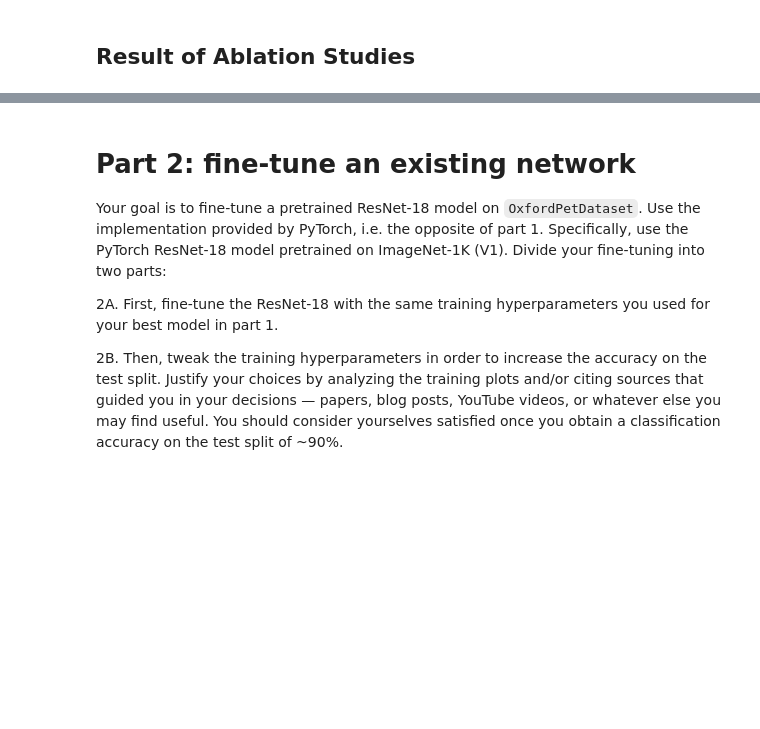
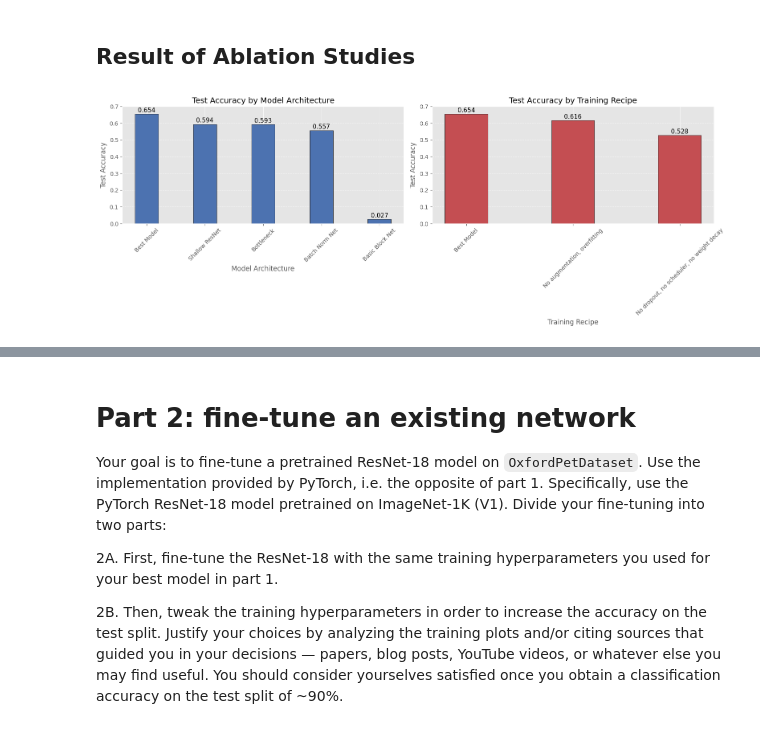
Before and after one commit to lucazini03/IPCV, a Jupyter notebook: assignment_module_two.ipynb, the cells around one changed output, grey strips where cells are left out. Cells and saved outputs as stored; diff of their text form; code cells hidden in the pictures; blank space fills up the shorter version.

```diff
--- a/assignment_module_two.ipynb
+++ b/assignment_module_two.ipynb
@@ -968,6 +968,8 @@ model_E = CNN(cfg_E['block_type'],
              cfg_E['num_classes'],
              cfg_E['input_channels'],
              cfg_E['dropout'])
+
+num_params_E = sum(p.numel() for p in model_E.parameters())
 
 trainer_E = Trainer(
     model=model_E,
@@ -1012,8 +1014,9 @@ print(f"Accuracy on the test set: {test_accuracy:.3f}")
 
 models_performance['model_E'] = {
     'test_accuracy': test_accuracy,
+    'num_params': num_params_E,
     'flag': 'architecture',
-    'label': 'Batch Norm Network'
+    'label': 'Batch Norm Net'
 }
 # %% [output]
 Accuracy on the test set: 0.557
@@ -1140,6 +1146,8 @@ model_G = CNN(cfg_G['block_type'],
              cfg_G['num_classes'],
              cfg_G['input_channels'],
              cfg_G['dropout'])
+
+num_params_G = sum(p.numel() for p in model_G.parameters())
 
 trainer_G = Trainer(
     model=model_G,
@@ -1184,6 +1192,7 @@ print(f"Accuracy on the test set: {test_accuracy:.3f}")
 
 models_performance['model_G'] = {
     'test_accuracy': test_accuracy,
+    'num_params': num_params_G,
     'flag': 'recipes',
-    'label': 'No data augmentation'
+    'label': 'No augmentation, overfitting'
 }
@@ -1220,6 +1233,8 @@ model_H = CNN(cfg_H['block_type'],
              cfg_H['num_classes'],
              cfg_H['input_channels'],
              cfg_H['dropout'])
+
+num_params_H = sum(p.numel() for p in model_H.parameters())
 
 trainer_H = Trainer(
     model=model_H,
@@ -1264,6 +1279,7 @@ print(f"Accuracy on the test set: {test_accuracy:.3f}")
 
 models_performance['model_H'] = {
     'test_accuracy': test_accuracy,
+    'num_params': num_params_H,
     'flag': 'recipes',
     'label': 'No dropout, no scheduler, no weight decay'
 }
@@ -1299,34 +1319,36 @@ for model, data in models_performance.items():
 
 # Sort by decreasing accuracy
 architecture_group = sorted(architecture_group, reverse=True)
 recipes_group = sorted(recipes_group, reverse=True)
 
 plt.style.use('ggplot')
 fig, axes = plt.subplots(1, 2, figsize=(16, 6))
 
 # Architecture histogram
 accuracies, labels = zip(*architecture_group)
-bars = axes[0].bar(labels, accuracies, color='#4c72b0', width=0.6, edgecolor='black')
+bars = axes[0].bar(labels, accuracies, color='#4c72b0', width=0.4, edgecolor='black')
 axes[0].set_xlabel('Model Architecture', fontsize=12)
 axes[0].set_ylabel('Test Accuracy', fontsize=12)
 axes[0].set_title('Test Accuracy by Model Architecture', fontsize=14)
 axes[0].set_ylim(0, 0.7)
-axes[0].tick_params(axis='x', rotation=20)
+axes[0].tick_params(axis='x', rotation=45)
 axes[0].grid(axis='y', linestyle='--', alpha=0.7)
 for bar, acc in zip(bars, accuracies):
     axes[0].text(bar.get_x() + bar.get_width()/2, bar.get_height() + 0.01, f'{acc:.3f}', ha='center', fontsize=11)
 
 # Recipes histogram
 accuracies, labels = zip(*recipes_group)
-bars = axes[1].bar(labels, accuracies, color='#c44e52', width=0.6, edgecolor='black')
+bars = axes[1].bar(labels, accuracies, color='#c44e52', width=0.4, edgecolor='black')
 axes[1].set_xlabel('Training Recipe', fontsize=12)
 axes[1].set_ylabel('Test Accuracy', fontsize=12)
 axes[1].set_title('Test Accuracy by Training Recipe', fontsize=14)
 axes[1].set_ylim(0, 0.7)
-axes[1].tick_params(axis='x', rotation=20)
+axes[1].tick_params(axis='x', rotation=45)
 axes[1].grid(axis='y', linestyle='--', alpha=0.7)
 for bar, acc in zip(bars, accuracies):
     axes[1].text(bar.get_x() + bar.get_width()/2, bar.get_height() + 0.01, f'{acc:.3f}', ha='center', fontsize=11)
 
 plt.tight_layout()
 plt.show()
+# %% [output]
+[figure, added]
```
Also changed, not shown: parts of 20 cells of this notebook.
